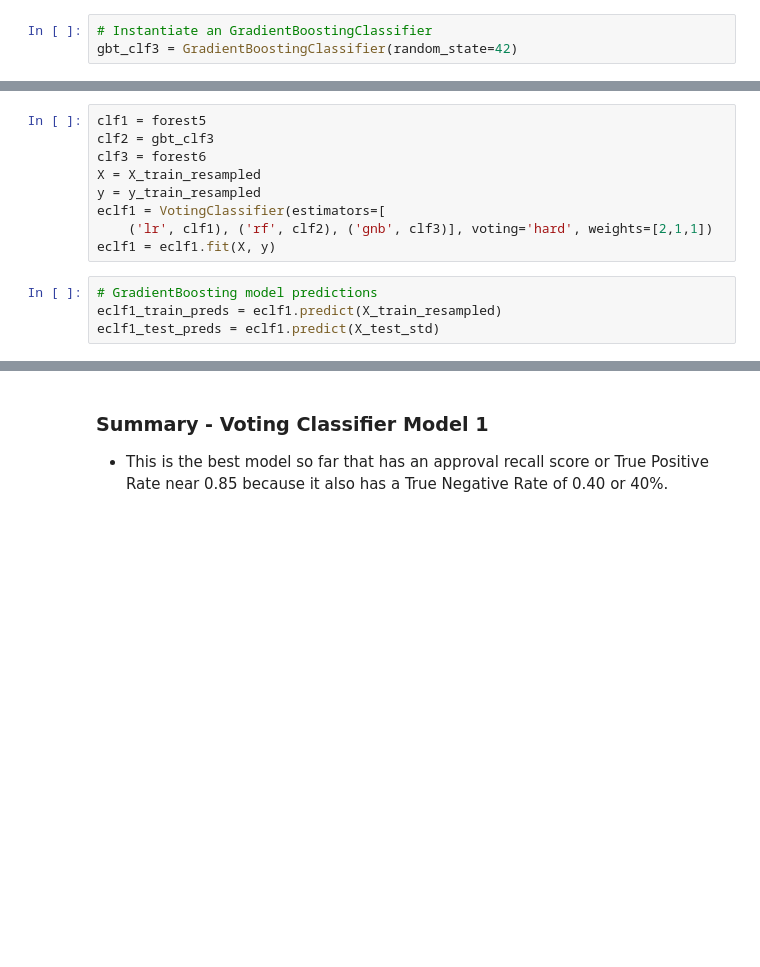
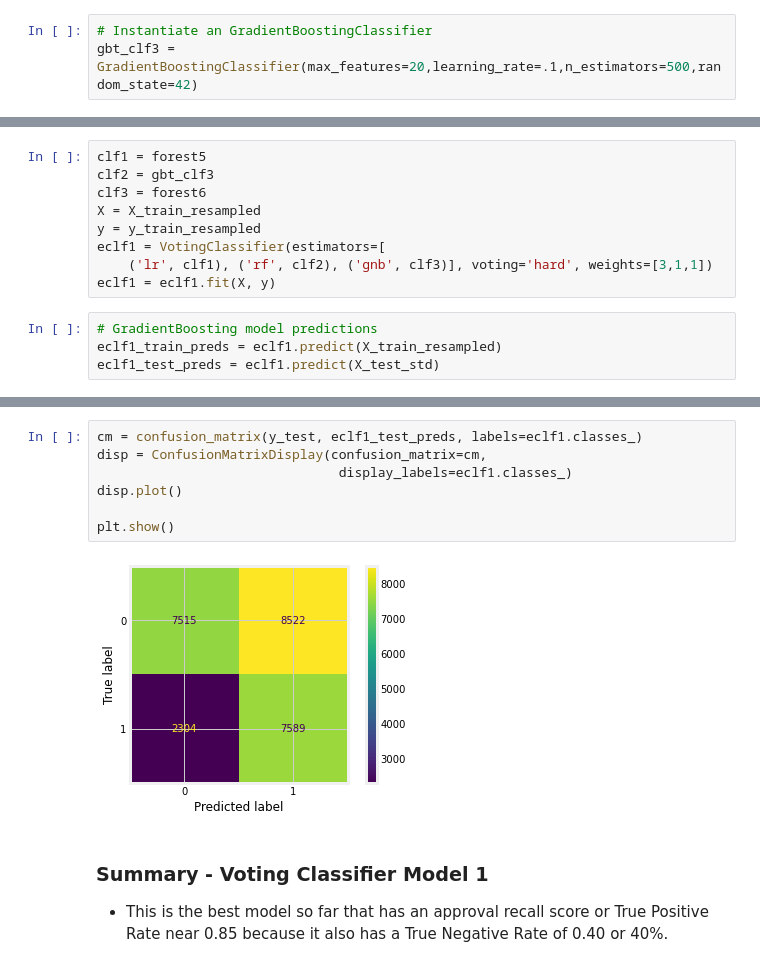
Before and after one commit to jpetoskey/Loan_App_Amended, a Jupyter notebook: Loan_App_Condensed.ipynb, the cells around one changed output, grey strips where cells are left out. Cells and saved outputs as stored; diff of their text form; blank space fills up the shorter version.

Commit message:
Conf Matrix image

```diff
--- a/Loan_App_Condensed.ipynb
+++ b/Loan_App_Condensed.ipynb
@@ -1226,7 +1227,7 @@ weighted avg       0.68      0.67      0.67     25930
 ## Gradient Boost Model 3
 # %%
 # Instantiate an GradientBoostingClassifier
-gbt_clf3 = GradientBoostingClassifier(random_state=42)
+gbt_clf3 = GradientBoostingClassifier(max_features=20,learning_rate=.1,n_estimators=500,random_state=42)
 # %%
 # Fit GradientBoostingClassifier
 gbt_clf3.fit(X_train_resampled, y_train_resampled)
@@ -1336,7 +1337,7 @@ clf3 = forest6
 X = X_train_resampled
 y = y_train_resampled
 eclf1 = VotingClassifier(estimators=[
-    ('lr', clf1), ('rf', clf2), ('gnb', clf3)], voting='hard', weights=[2,1,1])
+    ('lr', clf1), ('rf', clf2), ('gnb', clf3)], voting='hard', weights=[3,1,1])
 eclf1 = eclf1.fit(X, y)
 # %%
 # GradientBoosting model predictions
@@ -1373,3 +1374,12 @@ weighted avg       0.66      0.59      0.60     25930
+# %%
+cm = confusion_matrix(y_test, eclf1_test_preds, labels=eclf1.classes_)
+disp = ConfusionMatrixDisplay(confusion_matrix=cm,
+                               display_labels=eclf1.classes_)
+disp.plot()
+
+plt.show()
+# %% [output]
+[figure, added]
 # %% [markdown]
 ### Summary - Voting Classifier Model 1
 * This is the best model so far that has an approval recall score or True Positive Rate near 0.85 because it also has a True Negative Rate of 0.40 or 40%.
```
Also changed, not shown: parts of 4 cells of this notebook, 2 other files.
